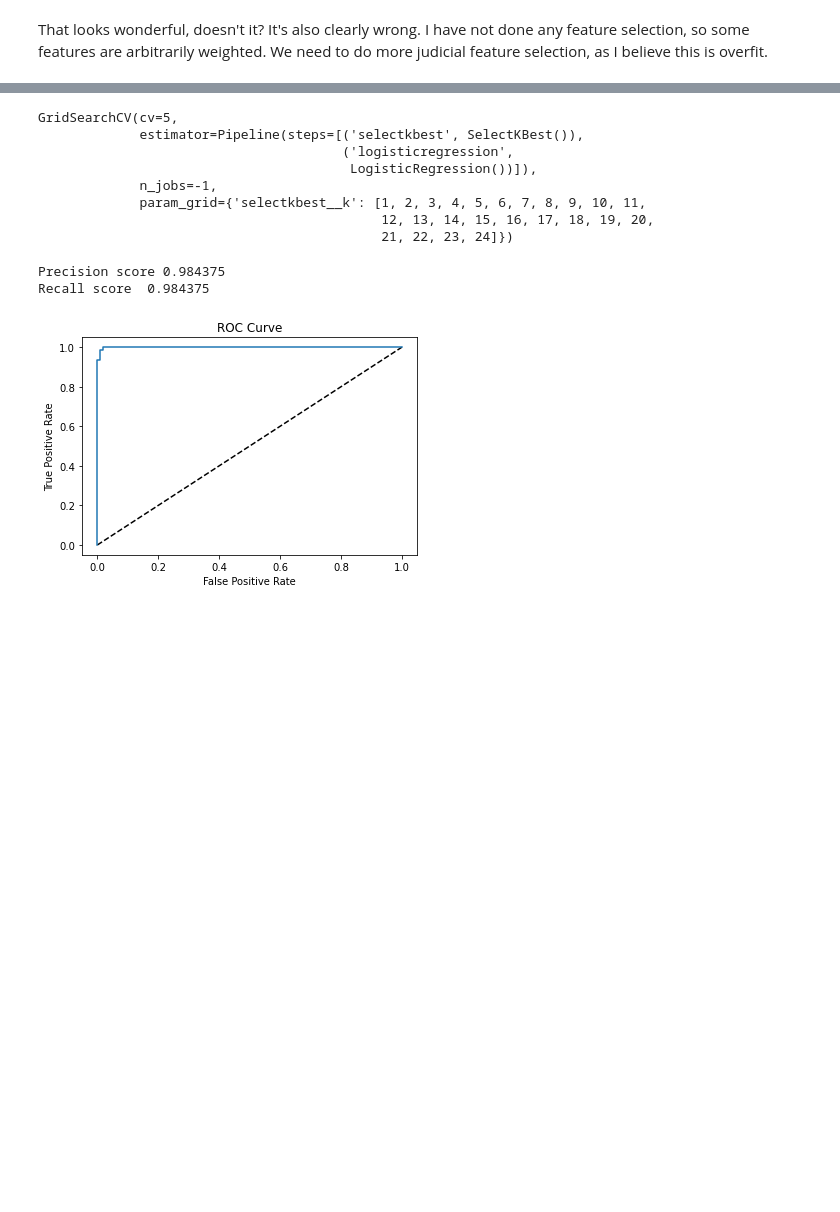
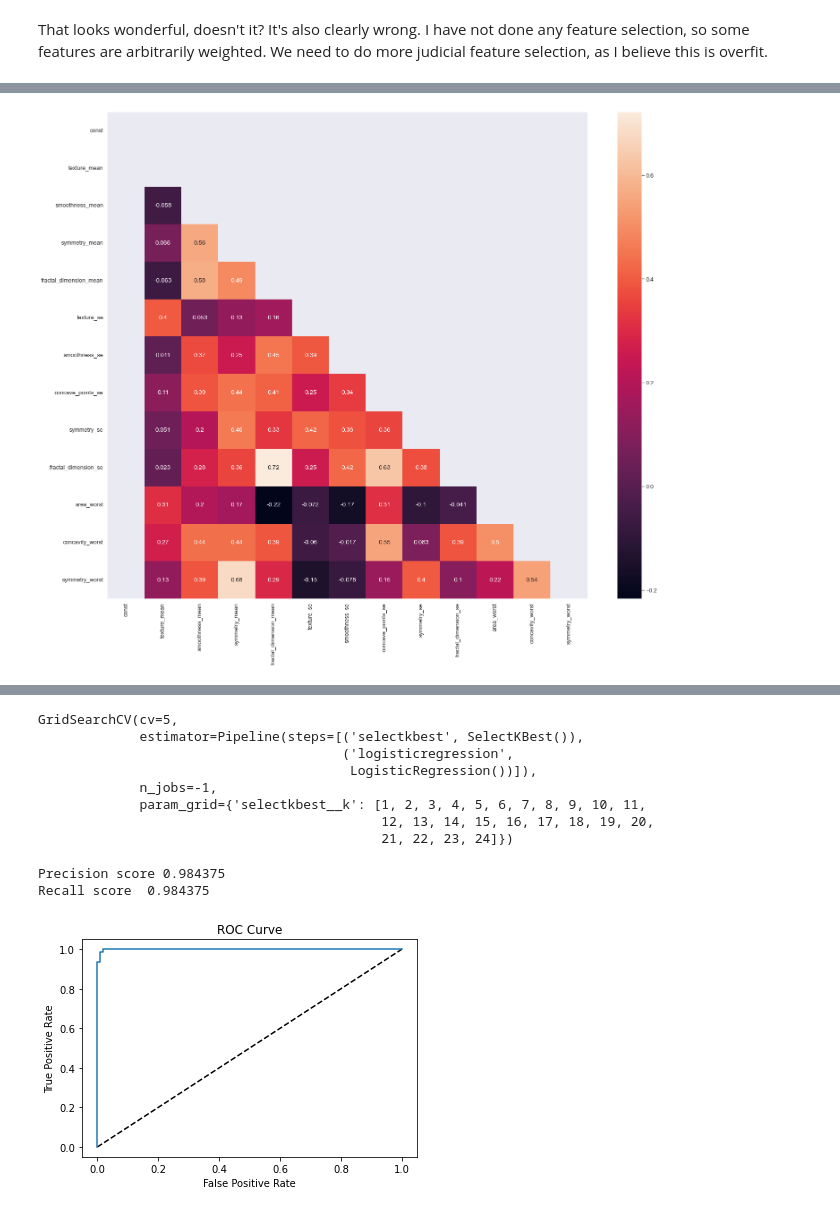
Before and after one commit to mssilve2/Capstone_2_Breast_Cancer, a Jupyter notebook: notebooks/Modeling.ipynb, the cells around one changed output, grey strips where cells are left out. Cells and saved outputs as stored; diff of their text form; code cells hidden in the pictures; blank space fills up the shorter version.

```diff
--- a/notebooks/Modeling.ipynb
+++ b/notebooks/Modeling.ipynb
@@ -173,0 +394,7 @@ weighted avg       0.99      0.99      0.99       171
+# %%
+#Drop concave points mean, recalculate
+X_train_1.drop(columns=['smoothness_worst'], inplace=True)
+vif = pd.DataFrame()
+vif["VIF Factor"] = [variance_inflation_factor(X_train_1.values, i) for i in range(X_train_1.shape[1])]
+vif["features"] = X_train_1.columns
+vif.round(1)
@@ -173,0 +419,7 @@ weighted avg       0.99      0.99      0.99       171
+# %%
+#Drop concave points mean, recalculate
+X_train_1.drop(columns=['compactness_se'], inplace=True)
+vif = pd.DataFrame()
+vif["VIF Factor"] = [variance_inflation_factor(X_train_1.values, i) for i in range(X_train_1.shape[1])]
+vif["features"] = X_train_1.columns
+vif.round(1)
@@ -173,0 +443,7 @@ weighted avg       0.99      0.99      0.99       171
+# %%
+#Drop concave points mean, recalculate
+X_train_1.drop(columns=['concavity_se'], inplace=True)
+vif = pd.DataFrame()
+vif["VIF Factor"] = [variance_inflation_factor(X_train_1.values, i) for i in range(X_train_1.shape[1])]
+vif["features"] = X_train_1.columns
+vif.round(1)
@@ -173,0 +466,7 @@ weighted avg       0.99      0.99      0.99       171
+# %%
+#Drop concave points mean, recalculate
+X_train_1.drop(columns=['perimeter_se'], inplace=True)
+vif = pd.DataFrame()
+vif["VIF Factor"] = [variance_inflation_factor(X_train_1.values, i) for i in range(X_train_1.shape[1])]
+vif["features"] = X_train_1.columns
+vif.round(1)
@@ -173,0 +488,13 @@ weighted avg       0.99      0.99      0.99       171
+# %%
+#Check a new heatmap to confirm
+plt.subplots(figsize=(24,20))
+# Compute the correlation matrix
+corr = X_train_1.corr()
+
+# Generate a mask for the upper triangle
+mask = np.triu(np.ones_like(corr, dtype=bool))
+
+_ = sns.heatmap(corr, annot=True, mask=mask)
+plt.show()
+# %% [output]
+[figure, added]
```
Also changed, not shown: parts of 45 cells of this notebook, 1 other file.
